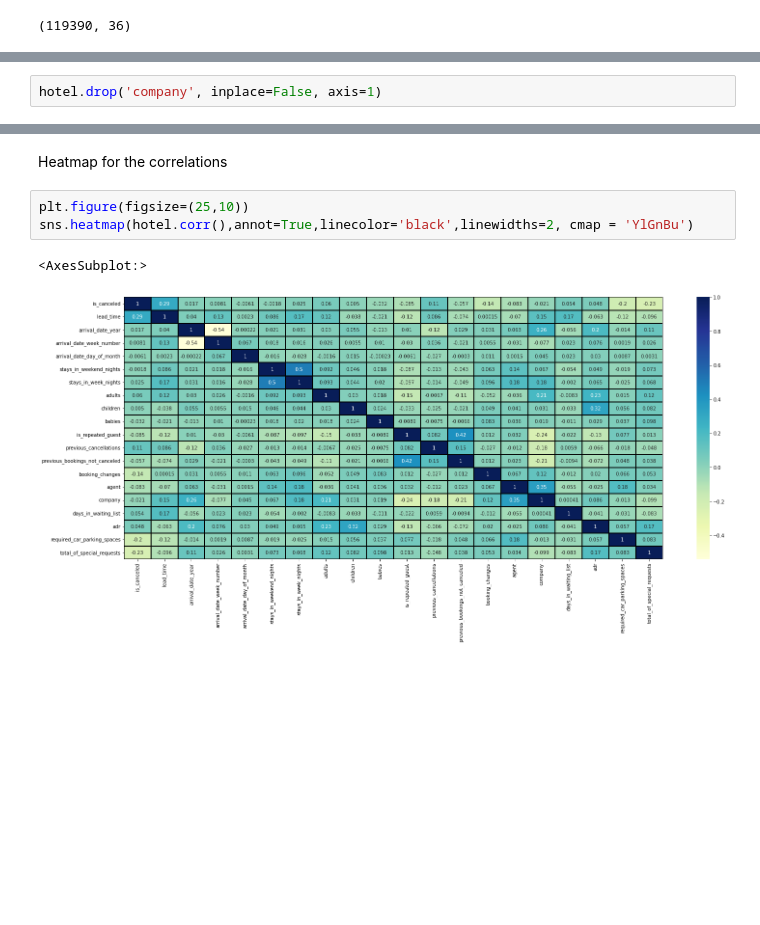
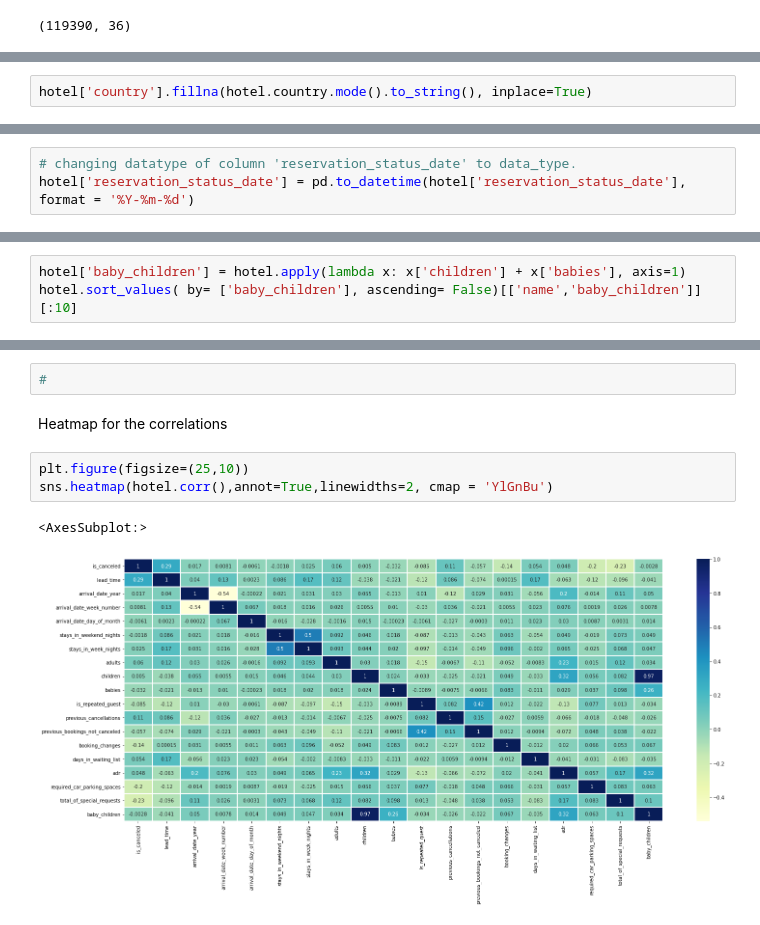
Before and after one commit to ghalih11/projct, a Jupyter notebook: Hotel booking-2.ipynb, the cells around one changed output, grey strips where cells are left out. Drawn from its saved outputs; the diff is of its cells as text; blank space fills up the shorter version.

```diff
--- a/Hotel booking-2.ipynb
+++ b/Hotel booking-2.ipynb
@@ -58,3 +98,5 @@ hotel.describe()
+# %%
+hotel['country'].fillna(hotel.country.mode().to_string(), inplace=True)
 # %%
 hotel.isna().sum()
 # %% [output]
@@ -80,2 +119,0 @@ Drop 'company' column from dataset
-# %%
-hotel.drop('company', inplace=False, axis=1)
@@ -95,0 +128,3 @@ hotel.drop('company', inplace=False, axis=1)
+# %%
+# changing datatype of column 'reservation_status_date' to data_type.
+hotel['reservation_status_date'] = pd.to_datetime(hotel['reservation_status_date'], format = '%Y-%m-%d')
@@ -156,0 +193,3 @@ plt.show()
+# %%
+hotel['baby_children'] = hotel.apply(lambda x: x['children'] + x['babies'], axis=1)
+hotel.sort_values( by= ['baby_children'], ascending= False)[['name','baby_children']][:10]
@@ -157,8 +220,10 @@ plt.show()
+# %%
+#
 # %% [markdown]
 Heatmap for the correlations
 # %%
 plt.figure(figsize=(25,10))
-sns.heatmap(hotel.corr(),annot=True,linecolor='black',linewidths=2, cmap = 'YlGnBu')
+sns.heatmap(hotel.corr(),annot=True,linewidths=2, cmap = 'YlGnBu')
 # %% [output]
 <AxesSubplot:>
-[figure, old version]
+[figure, new version]
```
Also changed, not shown: parts of 38 cells of this notebook.
